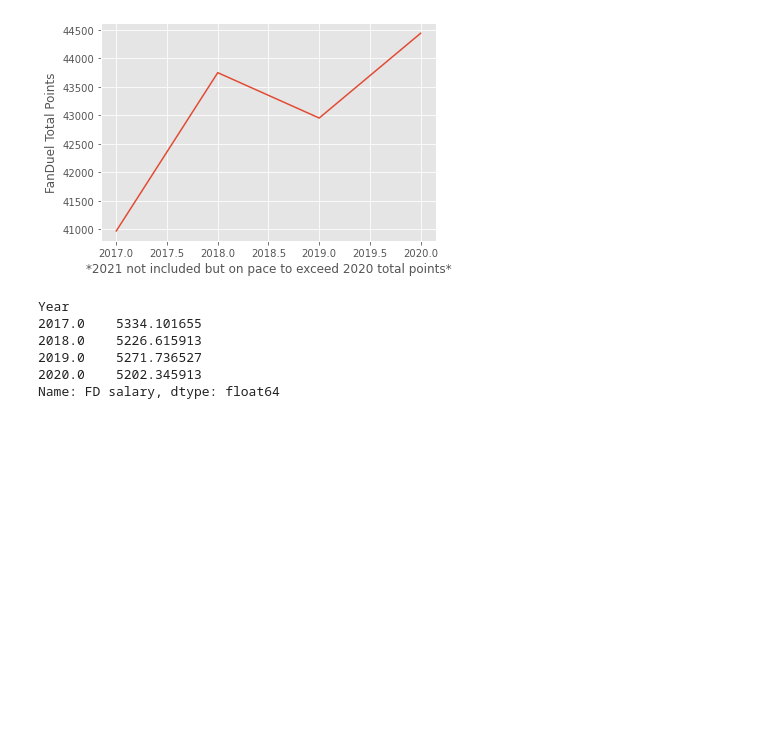
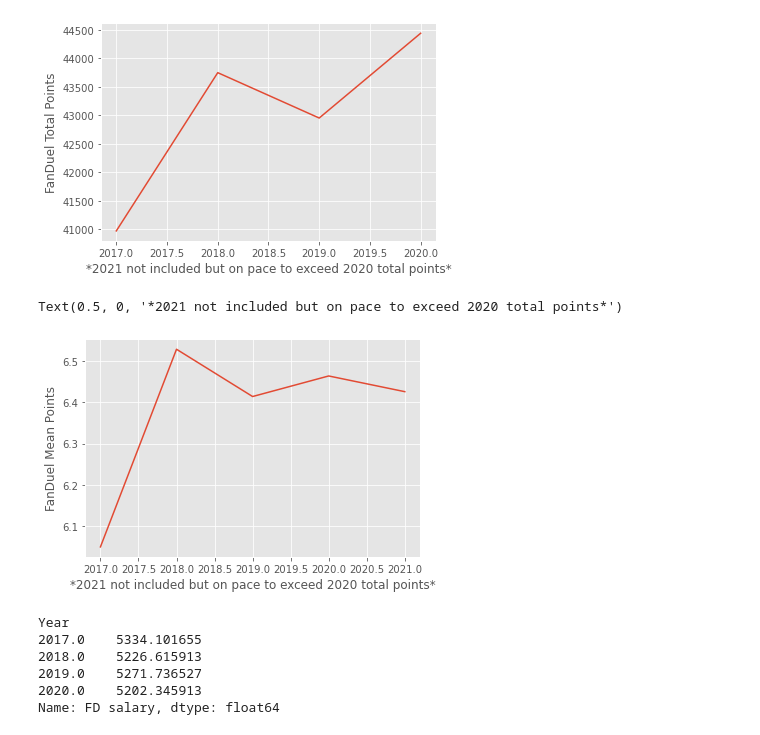
Before and after one commit to hjgoode3/NYCDSA_Python_Project, a Jupyter notebook: Data_Analysis.ipynb, the cells around one changed output. Drawn from its saved outputs; the diff is of its cells as text; code cells hidden in the pictures; blank space fills up the shorter version.

```diff
--- a/Data_Analysis.ipynb
+++ b/Data_Analysis.ipynb
@@ -150,6 +158,13 @@ plt.xlabel('*2021 not included but on pace to exceed 2020 total points*')
 # %% [output]
 Text(0.5, 0, '*2021 not included but on pace to exceed 2020 total points*')
 [figure]
+# %%
+plt.plot(full_data.groupby('Year')['FD points'].agg('mean'))
+plt.ylabel('FanDuel Mean Points')
+plt.xlabel('*2021 not included but on pace to exceed 2020 total points*')
+# %% [output]
+Text(0.5, 0, '*2021 not included but on pace to exceed 2020 total points*')
+[figure, added]
 # %%
 full_data.loc[full_data['Year'] != 2021.0].groupby('Year')['FD salary'].agg('mean')
 # %% [output]
```
Also changed, not shown: parts of 1 cell of this notebook, 1 other file.
